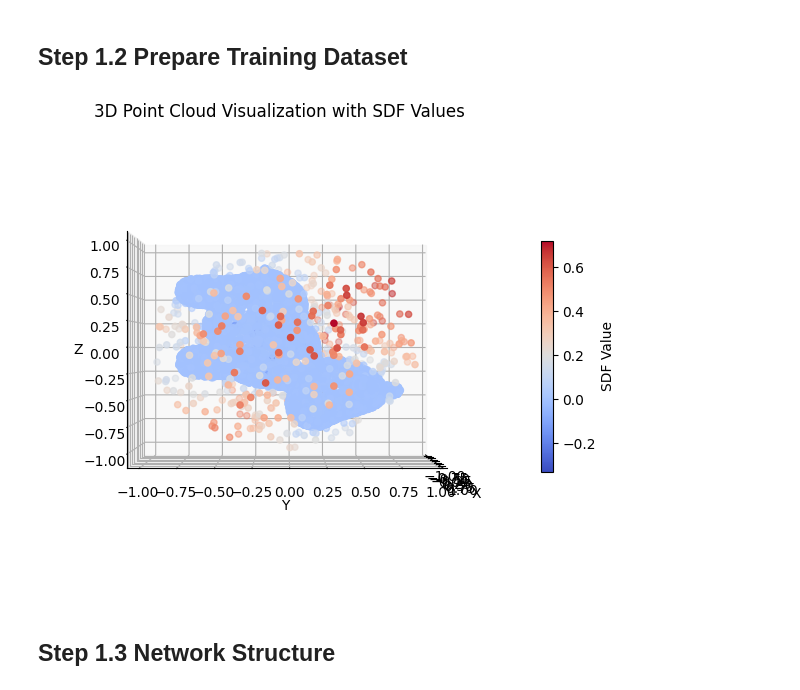
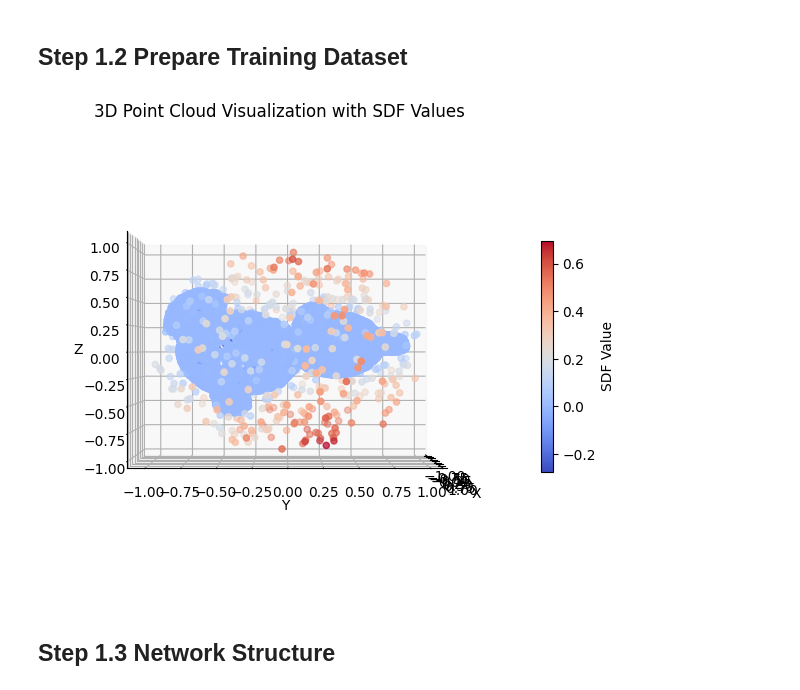
Before and after one commit to itskaleslaw/cgai, a Jupyter notebook: src/app/(assignment)/assignment/A1b/neural_sdf.ipynb, the cells around one changed output. Drawn from its saved outputs; the diff is of its cells as text; code cells hidden in the pictures.

```diff
--- a/src/app/(assignment)/assignment/A1b/neural_sdf.ipynb
+++ b/src/app/(assignment)/assignment/A1b/neural_sdf.ipynb
@@ -82,35 +82,35 @@ There is no implementation requirement within this block.
 ### Helper method for test result of the sampled points from your dataset class.
 def test_dataset(sdf_loader_test):
   points, sdf = next(iter(sdf_loader_test))
   points =  points.cpu().detach().numpy().squeeze(0)
   sdf = sdf.cpu().detach().numpy().squeeze()
   norm = plt.Normalize(vmin=np.min(sdf), vmax=np.max(sdf))
   colors = plt.cm.coolwarm(norm(sdf))
   fig = plt.figure(figsize=(8, 6))
   ax = fig.add_subplot(111, projection='3d')
 
   sc = ax.scatter(points[:, 0], points[:, 1], points[:, 2], c=sdf, cmap='coolwarm', marker='o')
 
   cbar = plt.colorbar(sc, ax=ax, shrink=0.5)
   cbar.set_label("SDF Value")
 
   ax.set_xlabel("X")
   ax.set_ylabel("Y")
   ax.set_zlabel("Z")
   ax.set_title("3D Point Cloud Visualization with SDF Values")
   ax.view_init(elev=0, azim=0)
   plt.show()
 
 
 sample_num = 10000
 device='cuda'
-mesh_path="cow.obj" ### Change to bunny.obj if needed.
+mesh_path="teddy.obj" ### Change to bunny.obj if needed.
 
 sdf_test = NeuralSDFDataset(mesh_path, sample_num, device=device)
 sdf_loader_test = DataLoader(sdf_test, num_workers=0)
 test_dataset(sdf_loader_test)
 # %% [output]
-[figure, old version]
+[figure, new version]
 # %% [markdown]
 ## Step 1.3 Network Structure
 # %%
```
Also changed, not shown: parts of 6 cells of this notebook, 3 other files.
